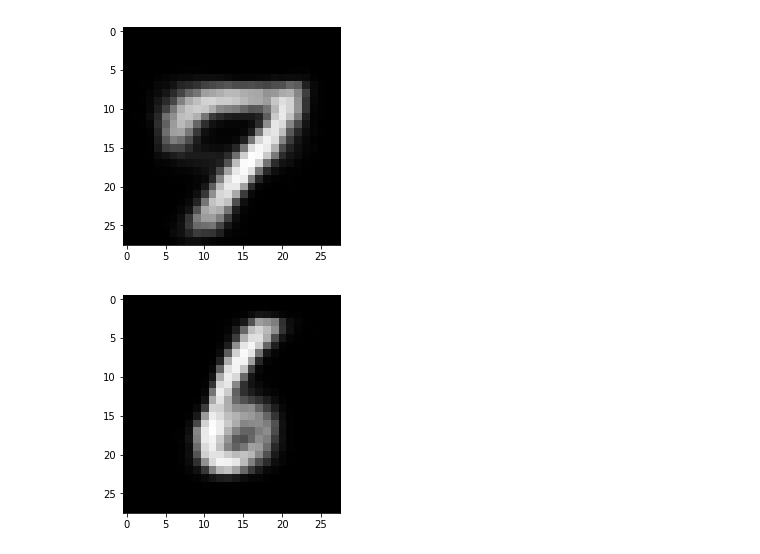
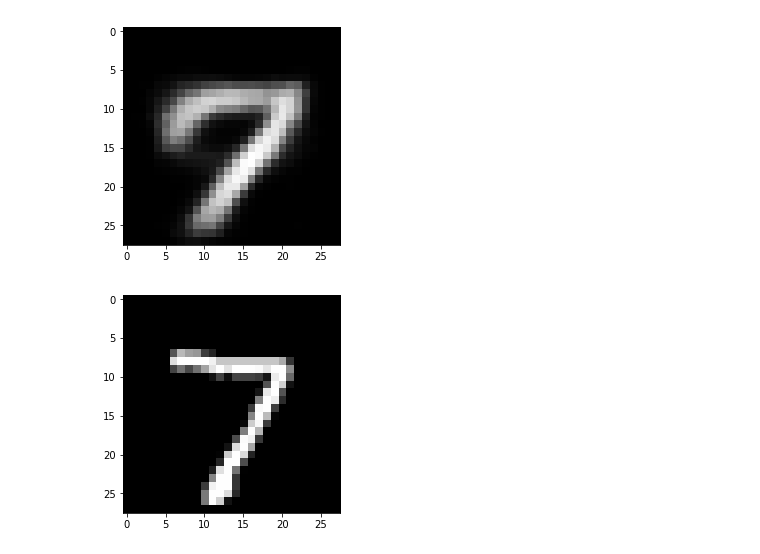
Before and after one commit to ZaninAndrea/mandown_facial, a Jupyter notebook: andrea's denoising.ipynb, the cells around one changed output. Saved outputs shown, nothing was run; the diff lists cells and outputs as text; code cells hidden in the pictures.

```diff
--- a/andrea's denoising.ipynb
+++ b/andrea's denoising.ipynb
@@ -94,7 +94,7 @@ plt.gray()
 # %% [output]
 [figure]
 # %%
-plt.imshow(predictions[1].reshape(28,28))
+plt.imshow(x_test[0].reshape(28,28))
 plt.gray()
 # %% [output]
-[figure, old version]
+[figure, new version]
```
